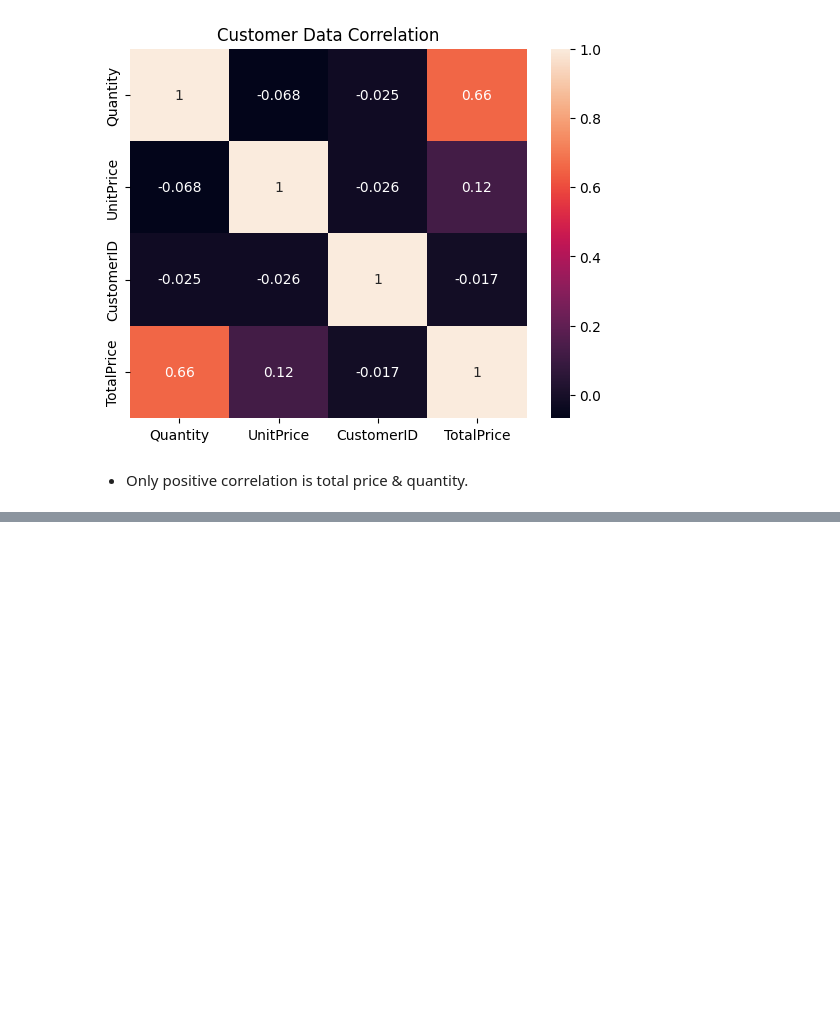
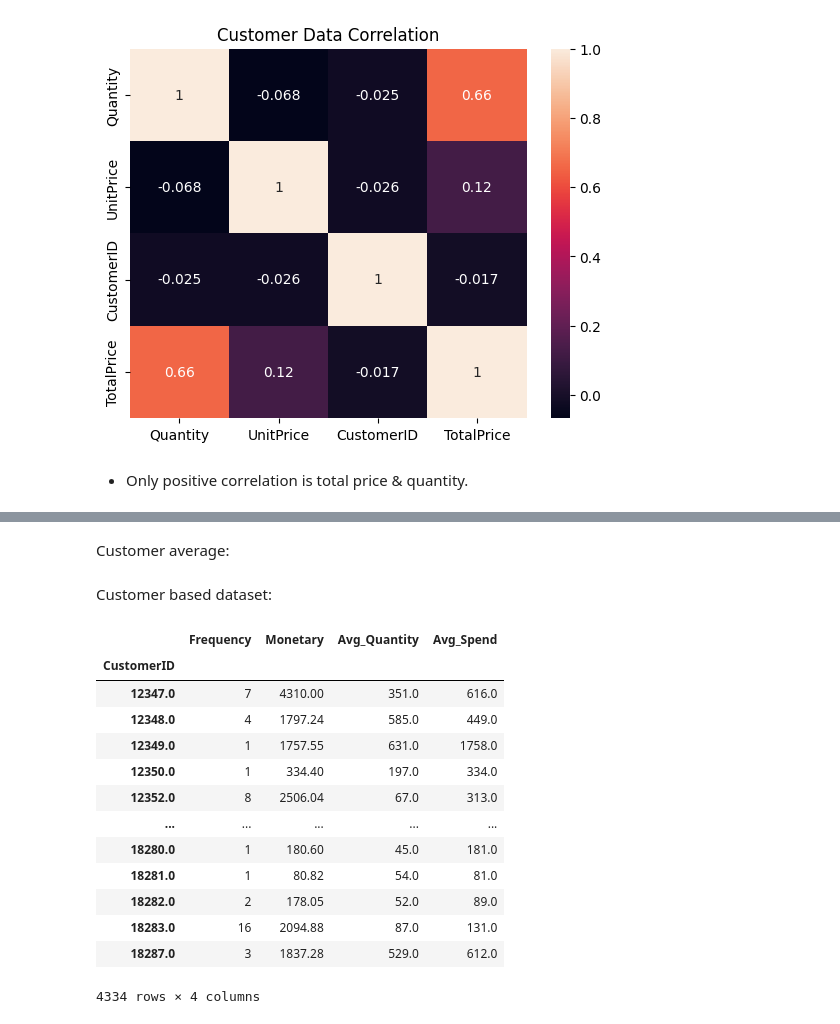
Before and after one commit to Vaisakh-Nirupam/Shopper_Spectrum, a Jupyter notebook: Shopper_Model.ipynb, the cells around one changed output, grey strips where cells are left out. Cells and saved outputs as stored; diff of their text form; code cells hidden in the pictures; blank space fills up the shorter version.

```diff
--- a/Shopper_Model.ipynb
+++ b/Shopper_Model.ipynb
@@ -311,0 +316,8 @@ plt.show()
+# %%
+customer_behavior = df_clean.groupby('CustomerID').agg({
+    'InvoiceNo': 'nunique',
+    'Quantity': 'sum',
+    'TotalPrice': 'sum'
+}).rename(columns={'InvoiceNo': 'Frequency', 'TotalPrice': 'Monetary'})
+# %% [markdown]
+Customer average:
@@ -311,0 +329,19 @@ plt.show()
+# %% [markdown]
+Customer based dataset:
+# %%
+customer_behavior
+# %% [output]
+|  | Frequency | Monetary | Avg_Quantity | Avg_Spend |
+| CustomerID |  |  |  |  |
+| 12347.0 | 7 | 4310.00 | 351.0 | 616.0 |
+| 12348.0 | 4 | 1797.24 | 585.0 | 449.0 |
+| 12349.0 | 1 | 1757.55 | 631.0 | 1758.0 |
+| 12350.0 | 1 | 334.40 | 197.0 | 334.0 |
+| 12352.0 | 8 | 2506.04 | 67.0 | 313.0 |
+| ... | ... | ... | ... | ... |
+| 18280.0 | 1 | 180.60 | 45.0 | 181.0 |
+| 18281.0 | 1 | 80.82 | 54.0 | 81.0 |
+| 18282.0 | 2 | 178.05 | 52.0 | 89.0 |
+| 18283.0 | 16 | 2094.88 | 87.0 | 131.0 |
+| 18287.0 | 3 | 1837.28 | 529.0 | 612.0 |
+4334 rows × 4 columns
```
Also changed, not shown: parts of 22 cells of this notebook.
